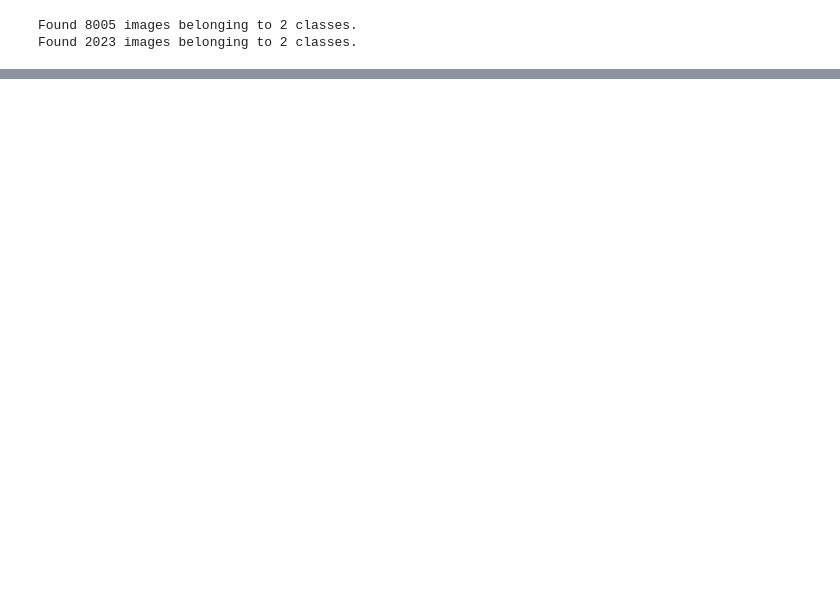
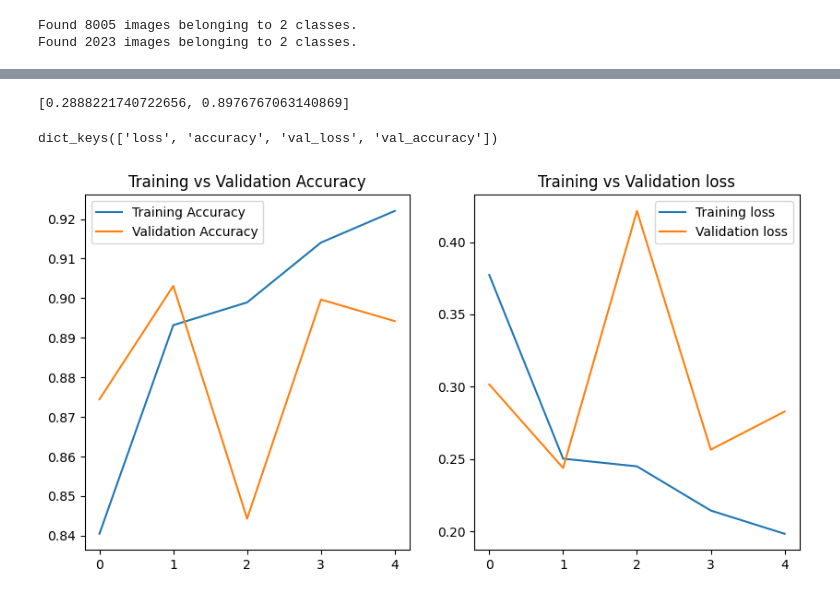
Before and after one commit to pinilDissanayaka/Cat_Dog_Classification-Using-VGG19, a Jupyter notebook: Cat_Dog_Classification.ipynb, the cells around one changed output, grey strips where cells are left out. Saved outputs shown, nothing was run; the diff lists cells and outputs as text; code cells hidden in the pictures; blank space fills up the shorter version.

```diff
--- a/Cat_Dog_Classification.ipynb
+++ b/Cat_Dog_Classification.ipynb
@@ -111,0 +126,25 @@ KeyboardInterrupt: ignored
+# %%
+test_score
+# %% [output]
+[0.2888221740722656, 0.8976767063140869]
+# %%
+history.history.keys()
+# %% [output]
+dict_keys(['loss', 'accuracy', 'val_loss', 'val_accuracy'])
+# %%
+plt.figure(figsize = (10, 5))
+plt.subplot(1, 2, 1)
+plt.plot(range(5), history.history['accuracy'], label = 'Training Accuracy')
+plt.plot(range(5), history.history['val_accuracy'], label = 'Validation Accuracy')
+plt.legend()
+plt.title('Training vs Validation Accuracy')
+
+plt.subplot(1, 2, 2)
+plt.plot(range(5), history.history['loss'], label = 'Training loss')
+plt.plot(range(5), history.history['val_loss'], label = 'Validation loss')
+plt.legend()
+plt.title('Training vs Validation loss')
+
+plt.show()
+# %% [output]
+[figure, added]
```
Also changed, not shown: parts of 8 cells of this notebook.
